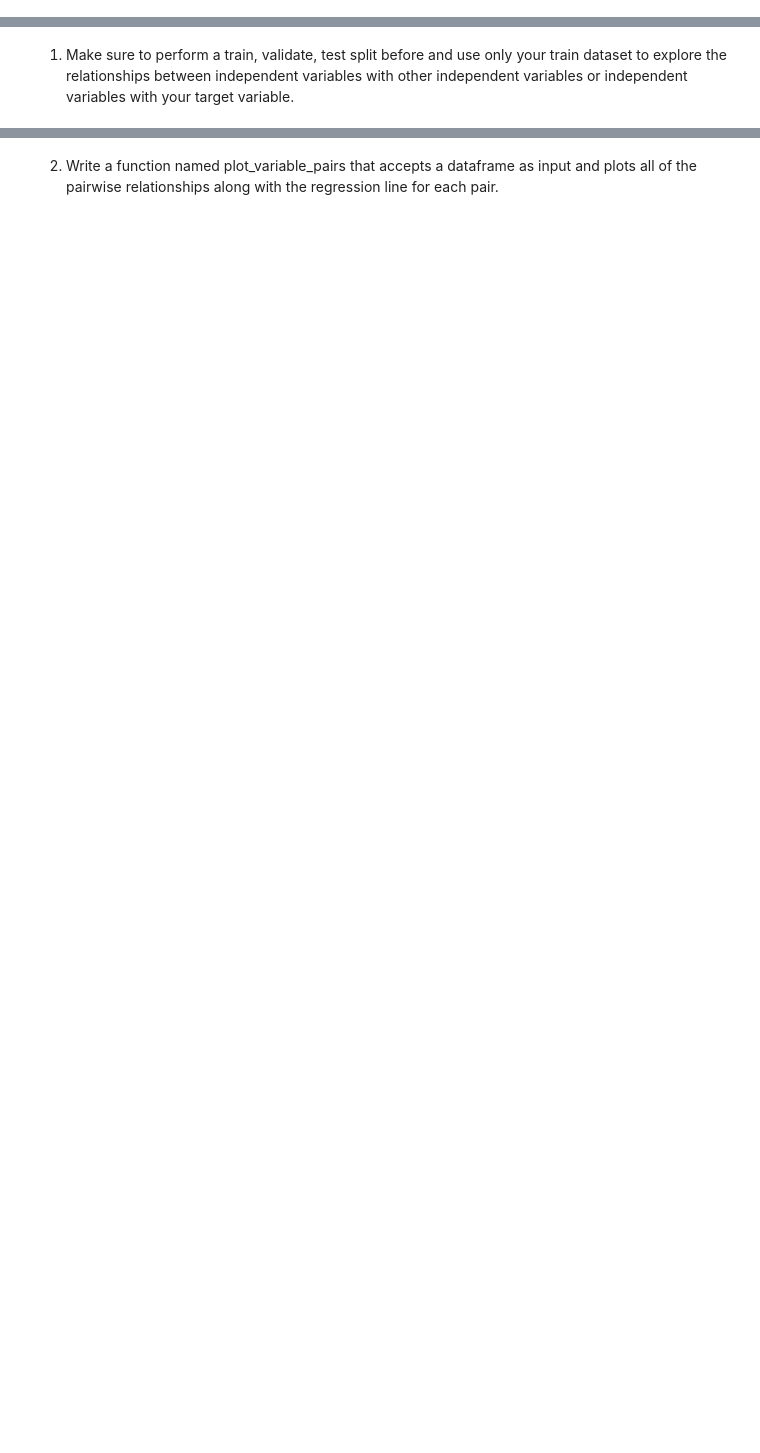
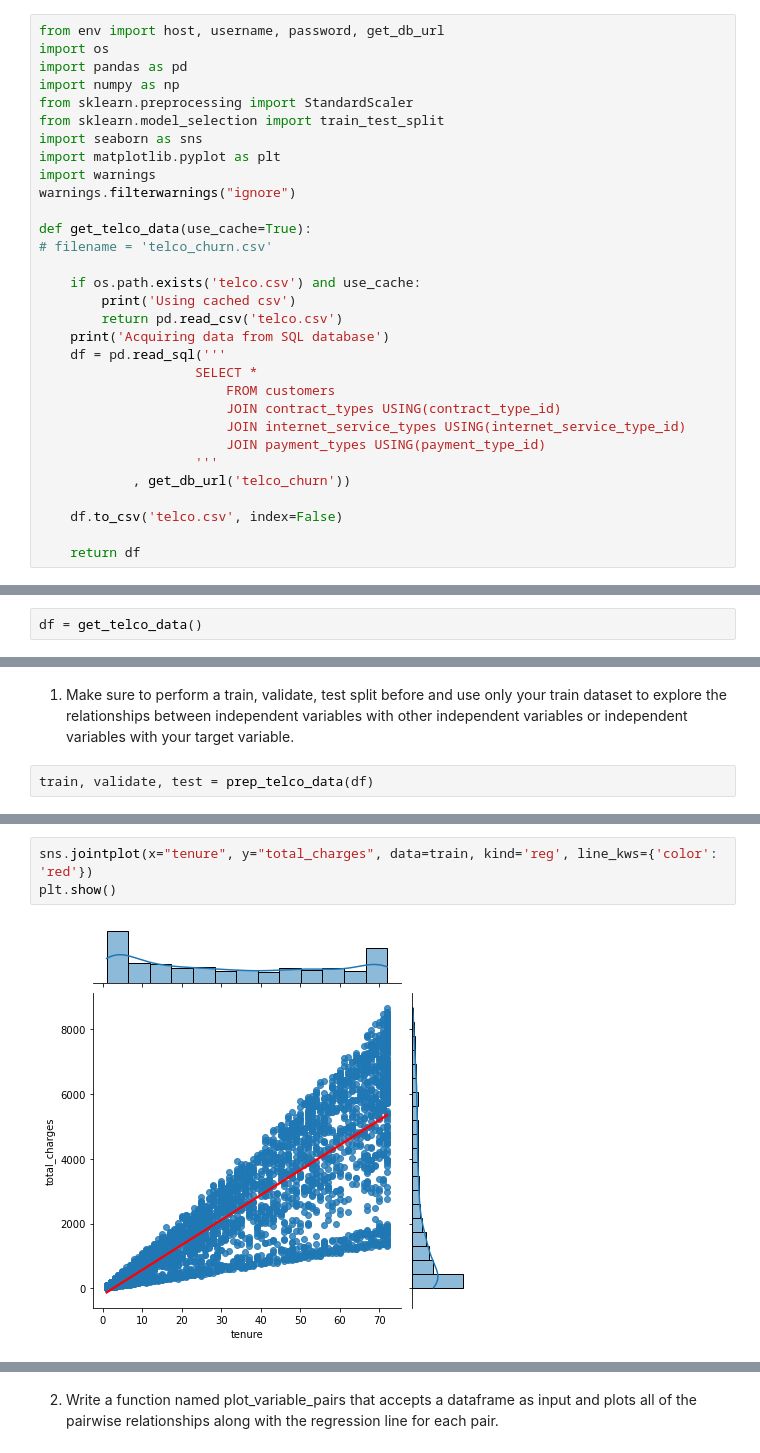
Before and after one commit to nicholas-dougherty/regression-exercises, a Jupyter notebook: explore.ipynb, the cells around one changed output, grey strips where cells are left out. Drawn from its saved outputs; the diff is of its cells as text; blank space fills up the shorter version.

```diff
--- a/explore.ipynb
+++ b/explore.ipynb
@@ -1,3 +1,34 @@
+# %%
+from env import host, username, password, get_db_url
+import os
+import pandas as pd
+import numpy as np
+from sklearn.preprocessing import StandardScaler
+from sklearn.model_selection import train_test_split
+import seaborn as sns
+import matplotlib.pyplot as plt
+import warnings
+warnings.filterwarnings("ignore")
+
+def get_telco_data(use_cache=True):
+# filename = 'telco_churn.csv'
+
+    if os.path.exists('telco.csv') and use_cache:
+        print('Using cached csv')
+        return pd.read_csv('telco.csv')
+    print('Acquiring data from SQL database')
+    df = pd.read_sql('''
+                    SELECT *
+                        FROM customers
+                        JOIN contract_types USING(contract_type_id)
+                        JOIN internet_service_types USING(internet_service_type_id)
+                        JOIN payment_types USING(payment_type_id)
+                    '''
+            , get_db_url('telco_churn'))
+
+    df.to_csv('telco.csv', index=False)
+
+    return df
 # %% [markdown]
 # Regression: Exploration
 ## Exercises I - Required
@@ -11,3 +42,5 @@ As a customer analyst for Telco, you want to know who has spent the most money w
 In these exercises, you will run through the stages of exploration as you continue to work toward the above goal.
 
 Do your work in a notebook named explore.ipynb. In addition, you should create a file named explore.py that contains the following functions for exploring your variables (features & target).
+# %%
+df = get_telco_data()
@@ -14,2 +133,4 @@ Do your work in a notebook named explore.ipynb. In addition, you should create a
 # %% [markdown]
 1. Make sure to perform a train, validate, test split before and use only your train dataset to explore the relationships between independent variables with other independent variables or independent variables with your target variable.
+# %%
+train, validate, test = prep_telco_data(df)
@@ -15,0 +174,5 @@ Do your work in a notebook named explore.ipynb. In addition, you should create a
+# %%
+sns.jointplot(x="tenure", y="total_charges", data=train, kind='reg', line_kws={'color': 'red'})
+plt.show()
+# %% [output]
+[figure, added]
```
Also changed, not shown: parts of 10 cells of this notebook.
